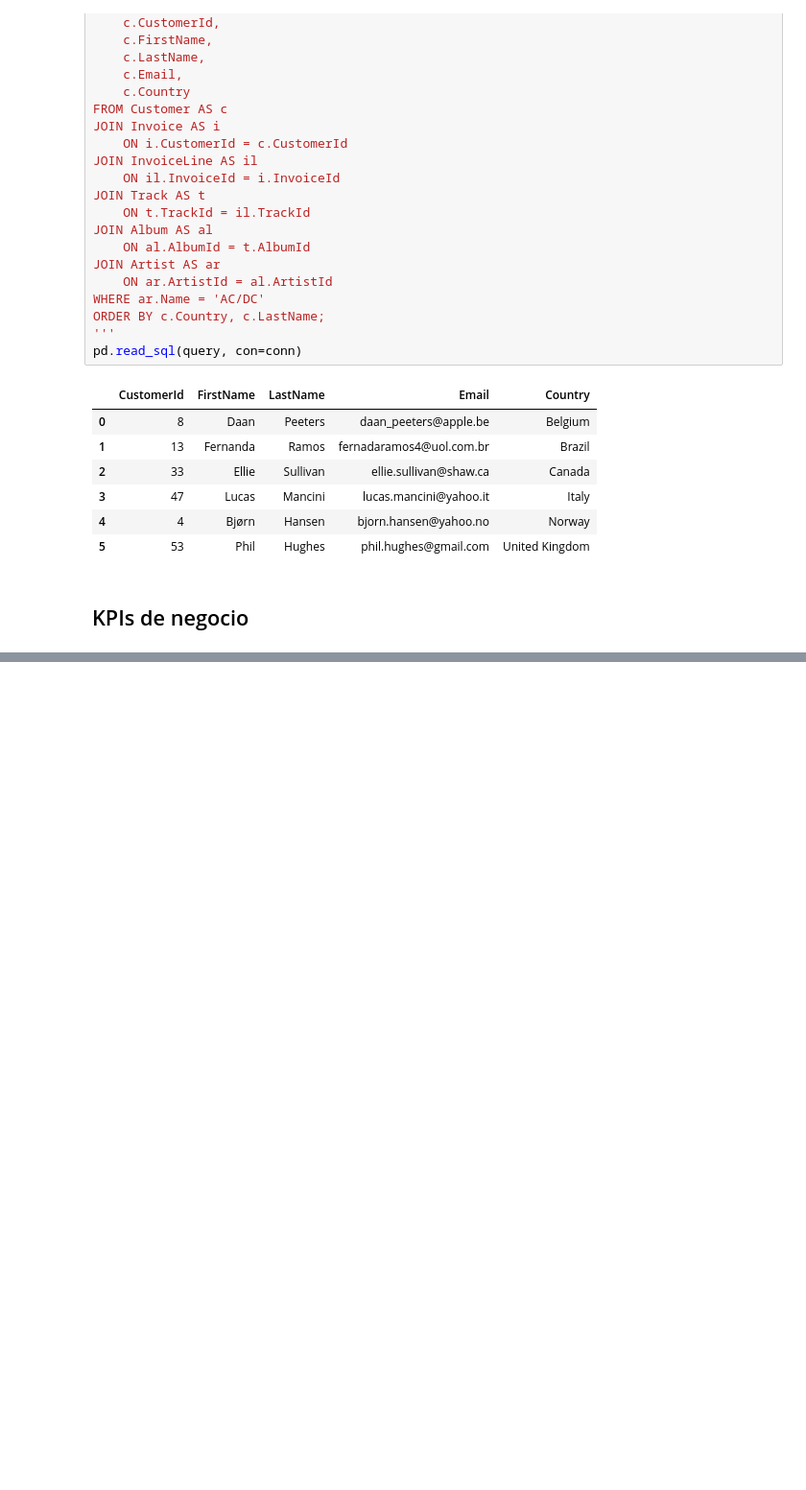
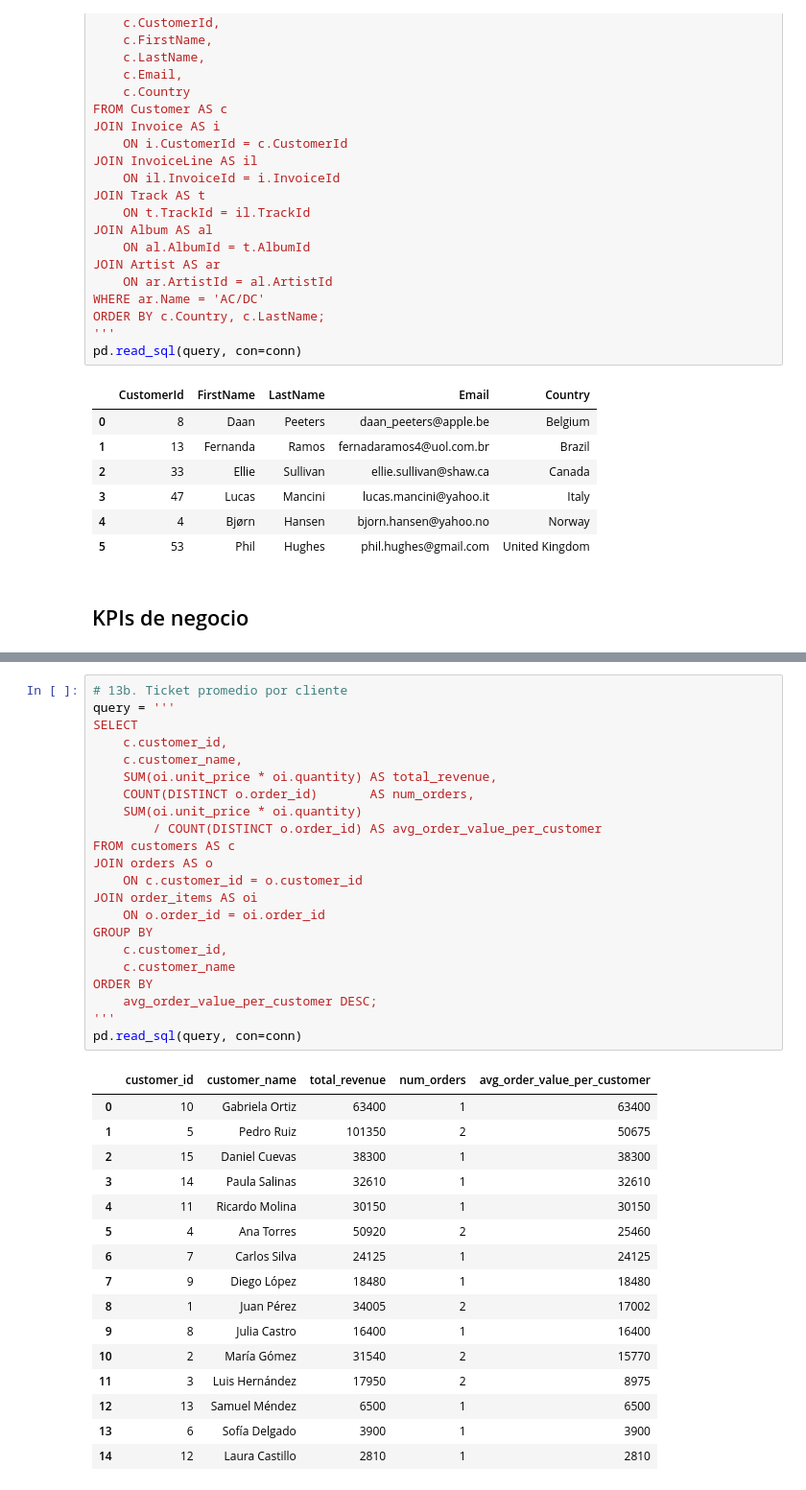
Before and after one commit to gbuvoli/DA_T8, a Jupyter notebook: Sprint3_semana2.ipynb, the cells around one changed output, grey strips where cells are left out. Shown at 96% size. Drawn from its saved outputs; the diff is of its cells as text; blank space fills up the shorter version.

```diff
--- a/Sprint3_semana2.ipynb
+++ b/Sprint3_semana2.ipynb
@@ -993,0 +1646,39 @@ Una subconsulta **es una consulta SQL anidada dentro de otra.** Se usa cuando ne
+# %%
+# 13b. Ticket promedio por cliente
+query = '''
+SELECT
+    c.customer_id,
+    c.customer_name,
+    SUM(oi.unit_price * oi.quantity) AS total_revenue,
+    COUNT(DISTINCT o.order_id)       AS num_orders,
+    SUM(oi.unit_price * oi.quantity)
+        / COUNT(DISTINCT o.order_id) AS avg_order_value_per_customer
+FROM customers AS c
+JOIN orders AS o
+    ON c.customer_id = o.customer_id
+JOIN order_items AS oi
+    ON o.order_id = oi.order_id
+GROUP BY
+    c.customer_id,
+    c.customer_name
+ORDER BY
+    avg_order_value_per_customer DESC;
+'''
+pd.read_sql(query, con=conn)
+# %% [output]
+|  | customer_id | customer_name | total_revenue | num_orders | avg_order_value_per_customer |
+| 0 | 10 | Gabriela Ortiz | 63400 | 1 | 63400 |
+| 1 | 5 | Pedro Ruiz | 101350 | 2 | 50675 |
+| 2 | 15 | Daniel Cuevas | 38300 | 1 | 38300 |
+| 3 | 14 | Paula Salinas | 32610 | 1 | 32610 |
+| 4 | 11 | Ricardo Molina | 30150 | 1 | 30150 |
+| 5 | 4 | Ana Torres | 50920 | 2 | 25460 |
+| 6 | 7 | Carlos Silva | 24125 | 1 | 24125 |
+| 7 | 9 | Diego López | 18480 | 1 | 18480 |
+| 8 | 1 | Juan Pérez | 34005 | 2 | 17002 |
+| 9 | 8 | Julia Castro | 16400 | 1 | 16400 |
+| 10 | 2 | María Gómez | 31540 | 2 | 15770 |
+| 11 | 3 | Luis Hernández | 17950 | 2 | 8975 |
+| 12 | 13 | Samuel Méndez | 6500 | 1 | 6500 |
+| 13 | 6 | Sofía Delgado | 3900 | 1 | 3900 |
+| 14 | 12 | Laura Castillo | 2810 | 1 | 2810 |
```
Also changed, not shown: parts of 18 cells of this notebook, 1 other file.
